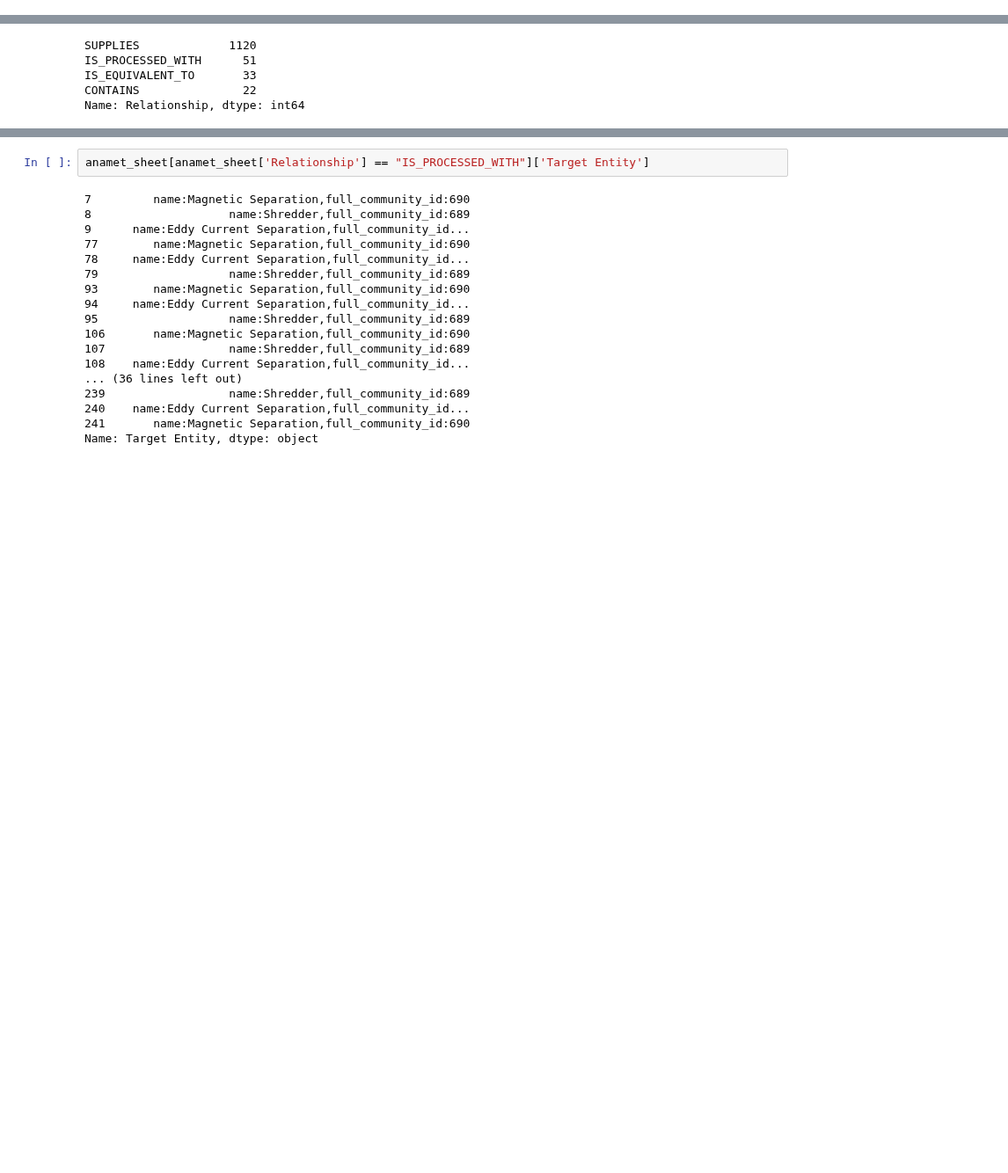
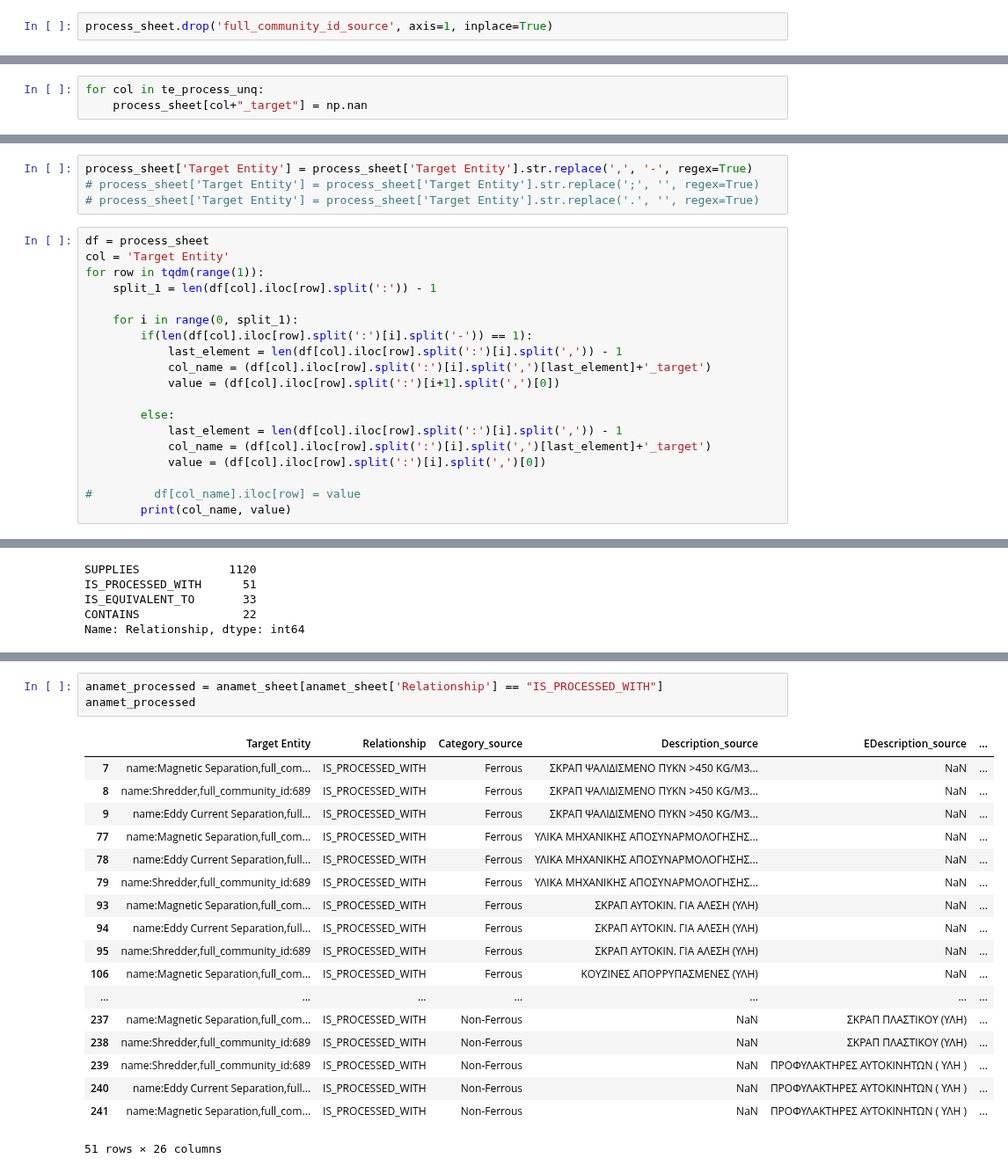
Before and after one commit to costasmexis/phd, a Jupyter notebook: scrap/Untitled.ipynb, the cells around one changed output, grey strips where cells are left out. Shown at 88% size. Drawn from its saved outputs; the diff is of its cells as text; blank space fills up the shorter version.

```diff
--- a/scrap/Untitled.ipynb
+++ b/scrap/Untitled.ipynb
@@ -403,0 +592,2 @@ Name: Relationship, dtype: int64
+# %%
+process_sheet.drop('full_community_id_source', axis=1, inplace=True)
@@ -403,0 +609,3 @@ Name: Relationship, dtype: int64
+# %%
+for col in te_process_unq:
+    process_sheet[col+"_target"] = np.nan
@@ -403,0 +614,23 @@ Name: Relationship, dtype: int64
+# %%
+process_sheet['Target Entity'] = process_sheet['Target Entity'].str.replace(',', '-', regex=True)
+# process_sheet['Target Entity'] = process_sheet['Target Entity'].str.replace(';', '', regex=True)
+# process_sheet['Target Entity'] = process_sheet['Target Entity'].str.replace('.', '', regex=True)
+# %%
+df = process_sheet
+col = 'Target Entity'
+for row in tqdm(range(1)):
+    split_1 = len(df[col].iloc[row].split(':')) - 1
+
+    for i in range(0, split_1):
+        if(len(df[col].iloc[row].split(':')[i].split('-')) == 1):
+            last_element = len(df[col].iloc[row].split(':')[i].split(',')) - 1
+            col_name = (df[col].iloc[row].split(':')[i].split(',')[last_element]+'_target')
+            value = (df[col].iloc[row].split(':')[i+1].split(',')[0])
+
+        else:
+            last_element = len(df[col].iloc[row].split(':')[i].split(',')) - 1
+            col_name = (df[col].iloc[row].split(':')[i].split(',')[last_element]+'_target')
+            value = (df[col].iloc[row].split(':')[i].split(',')[0])
+
+#         df[col_name].iloc[row] = value
+        print(col_name, value)
@@ -541,20 +839,22 @@ Name: Relationship, dtype: int64
 # %%
-anamet_sheet[anamet_sheet['Relationship'] == "IS_PROCESSED_WITH"]['Target Entity']
+anamet_processed = anamet_sheet[anamet_sheet['Relationship'] == "IS_PROCESSED_WITH"]
+anamet_processed
 # %% [output]
+|  | Target Entity | Relationship | Category_source | Description_source | EDescription_source | ... |
+| 7 | name:Magnetic Separation,full_com... | IS_PROCESSED_WITH | Ferrous | ΣΚΡΑΠ ΨΑΛΙΔΙΣΜΕΝΟ ΠΥΚΝ >450 ΚG/M3... | NaN | ... |
+| 8 | name:Shredder,full_community_id:689 | IS_PROCESSED_WITH | Ferrous | ΣΚΡΑΠ ΨΑΛΙΔΙΣΜΕΝΟ ΠΥΚΝ >450 ΚG/M3... | NaN | ... |
+| 9 | name:Eddy Current Separation,full... | IS_PROCESSED_WITH | Ferrous | ΣΚΡΑΠ ΨΑΛΙΔΙΣΜΕΝΟ ΠΥΚΝ >450 ΚG/M3... | NaN | ... |
+| 77 | name:Magnetic Separation,full_com... | IS_PROCESSED_WITH | Ferrous | ΥΛΙΚΑ ΜΗΧΑΝΙΚΗΣ ΑΠΟΣΥΝΑΡΜΟΛΟΓΗΣΗΣ... | NaN | ... |
+| 78 | name:Eddy Current Separation,full... | IS_PROCESSED_WITH | Ferrous | ΥΛΙΚΑ ΜΗΧΑΝΙΚΗΣ ΑΠΟΣΥΝΑΡΜΟΛΟΓΗΣΗΣ... | NaN | ... |
+| 79 | name:Shredder,full_community_id:689 | IS_PROCESSED_WITH | Ferrous | ΥΛΙΚΑ ΜΗΧΑΝΙΚΗΣ ΑΠΟΣΥΝΑΡΜΟΛΟΓΗΣΗΣ... | NaN | ... |
+| 93 | name:Magnetic Separation,full_com... | IS_PROCESSED_WITH | Ferrous | ΣΚΡΑΠ ΑΥΤΟΚΙΝ. ΓΙΑ ΑΛΕΣΗ (ΥΛΗ) | NaN | ... |
+| 94 | name:Eddy Current Separation,full... | IS_PROCESSED_WITH | Ferrous | ΣΚΡΑΠ ΑΥΤΟΚΙΝ. ΓΙΑ ΑΛΕΣΗ (ΥΛΗ) | NaN | ... |
+| 95 | name:Shredder,full_community_id:689 | IS_PROCESSED_WITH | Ferrous | ΣΚΡΑΠ ΑΥΤΟΚΙΝ. ΓΙΑ ΑΛΕΣΗ (ΥΛΗ) | NaN | ... |
+| 106 | name:Magnetic Separation,full_com... | IS_PROCESSED_WITH | Ferrous | ΚΟΥΖΙΝΕΣ ΑΠΟΡΡΥΠΑΣΜΕΝΕΣ (ΥΛΗ) | NaN | ... |
+| ... | ... | ... | ... | ... | ... | ... |
+| 237 | name:Magnetic Separation,full_com... | IS_PROCESSED_WITH | Non-Ferrous | NaN | ΣΚΡΑΠ ΠΛΑΣΤΙΚΟΥ (ΥΛΗ) | ... |
+| 238 | name:Shredder,full_community_id:689 | IS_PROCESSED_WITH | Non-Ferrous | NaN | ΣΚΡΑΠ ΠΛΑΣΤΙΚΟΥ (ΥΛΗ) | ... |
+| 239 | name:Shredder,full_community_id:689 | IS_PROCESSED_WITH | Non-Ferrous | NaN | ΠΡΟΦΥΛΑΚΤΗΡΕΣ ΑΥΤΟΚΙΝΗΤΩΝ ( ΥΛΗ ) | ... |
+| 240 | name:Eddy Current Separation,full... | IS_PROCESSED_WITH | Non-Ferrous | NaN | ΠΡΟΦΥΛΑΚΤΗΡΕΣ ΑΥΤΟΚΙΝΗΤΩΝ ( ΥΛΗ ) | ... |
+| 241 | name:Magnetic Separation,full_com... | IS_PROCESSED_WITH | Non-Ferrous | NaN | ΠΡΟΦΥΛΑΚΤΗΡΕΣ ΑΥΤΟΚΙΝΗΤΩΝ ( ΥΛΗ ) | ... |
-7         name:Magnetic Separation,full_community_id:690
-8                    name:Shredder,full_community_id:689
-9      name:Eddy Current Separation,full_community_id...
-77        name:Magnetic Separation,full_community_id:690
-78     name:Eddy Current Separation,full_community_id...
-79                   name:Shredder,full_community_id:689
-93        name:Magnetic Separation,full_community_id:690
-94     name:Eddy Current Separation,full_community_id...
-95                   name:Shredder,full_community_id:689
-106       name:Magnetic Separation,full_community_id:690
-107                  name:Shredder,full_community_id:689
-108    name:Eddy Current Separation,full_community_id...
-... (36 lines left out)
-239                  name:Shredder,full_community_id:689
-240    name:Eddy Current Separation,full_community_id...
-241       name:Magnetic Separation,full_community_id:690
-Name: Target Entity, dtype: object
+51 rows × 26 columns
```
Also changed, not shown: parts of 119 cells of this notebook, 3 other files.
